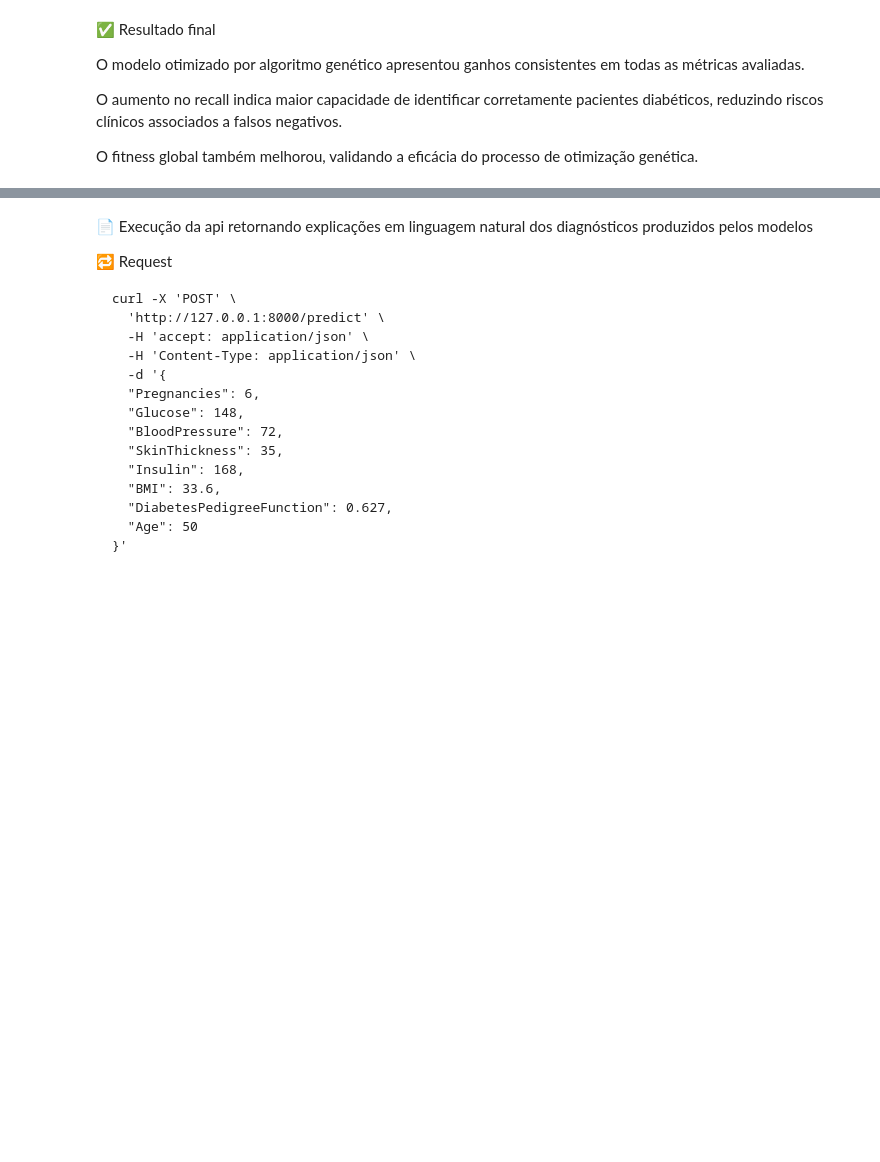
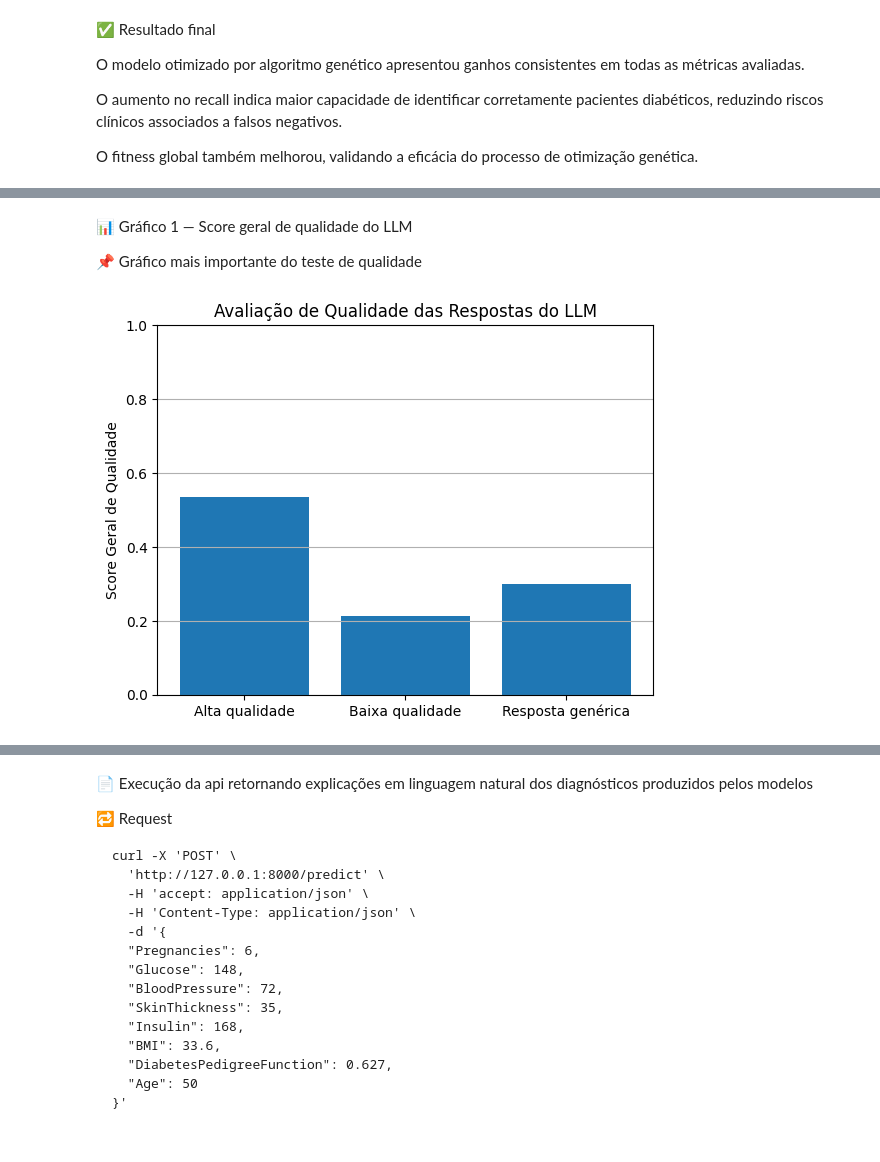
Before and after one commit to fernando-squads/fiap-tech-challenge-phase-2, a Jupyter notebook: notebooks/fiap_tech_challenge_phase_2.ipynb, the cells around one changed output, grey strips where cells are left out. Cells and saved outputs as stored; diff of their text form; code cells hidden in the pictures; blank space fills up the shorter version.

```diff
--- a/notebooks/fiap_tech_challenge_phase_2.ipynb
+++ b/notebooks/fiap_tech_challenge_phase_2.ipynb
@@ -589,0 +638,29 @@ O fitness global também melhorou, validando a eficácia do processo de otimiza
+# %%
+llm_evaluation_data = {
+    "tests": ["Alta qualidade", "Baixa qualidade", "Resposta genérica"],
+    "quality_score": [0.5364, 0.2136, 0.3000],
+    "bleu": [0.0147, 0.0, 0.0],
+    "rouge1": [0.0, 0.0, 0.0],
+    "rouge2": [0.0, 0.0, 0.0],
+    "rougeL": [0.0, 0.0, 0.0],
+    "medical_term_density": [45.45, None, 0.0]
+}
+# %% [markdown]
+📊 Gráfico 1 — Score geral de qualidade do LLM
+
+📌 Gráfico mais importante do teste de qualidade
+# %%
+import matplotlib.pyplot as plt
+
+plt.figure()
+plt.bar(
+    llm_evaluation_data["tests"],
+    llm_evaluation_data["quality_score"]
+)
+plt.ylabel("Score Geral de Qualidade")
+plt.title("Avaliação de Qualidade das Respostas do LLM")
+plt.ylim(0, 1)
+plt.grid(axis="y")
+plt.show()
+# %% [output]
+[figure, added]
```
Also changed, not shown: parts of 12 cells of this notebook, 9 other files.
